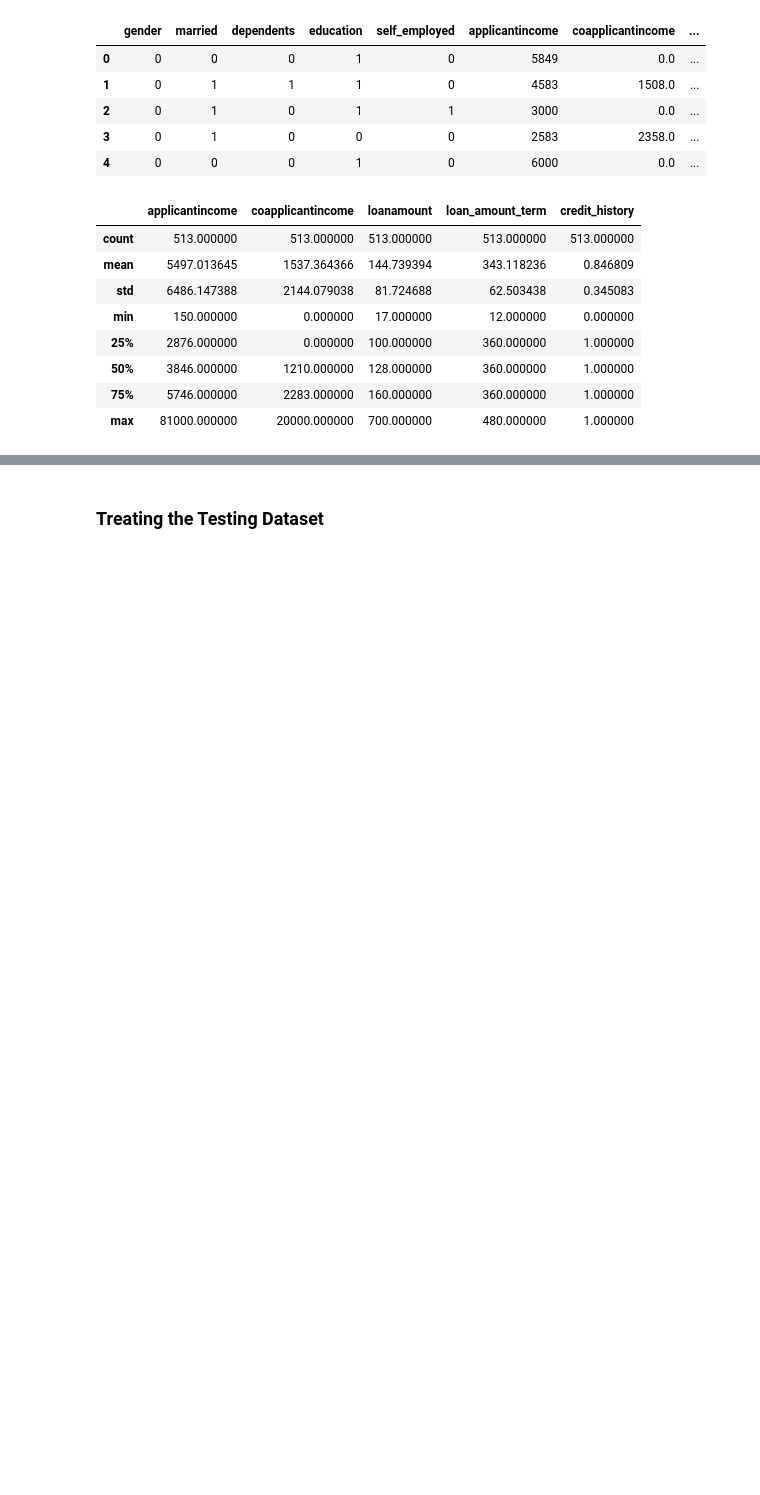
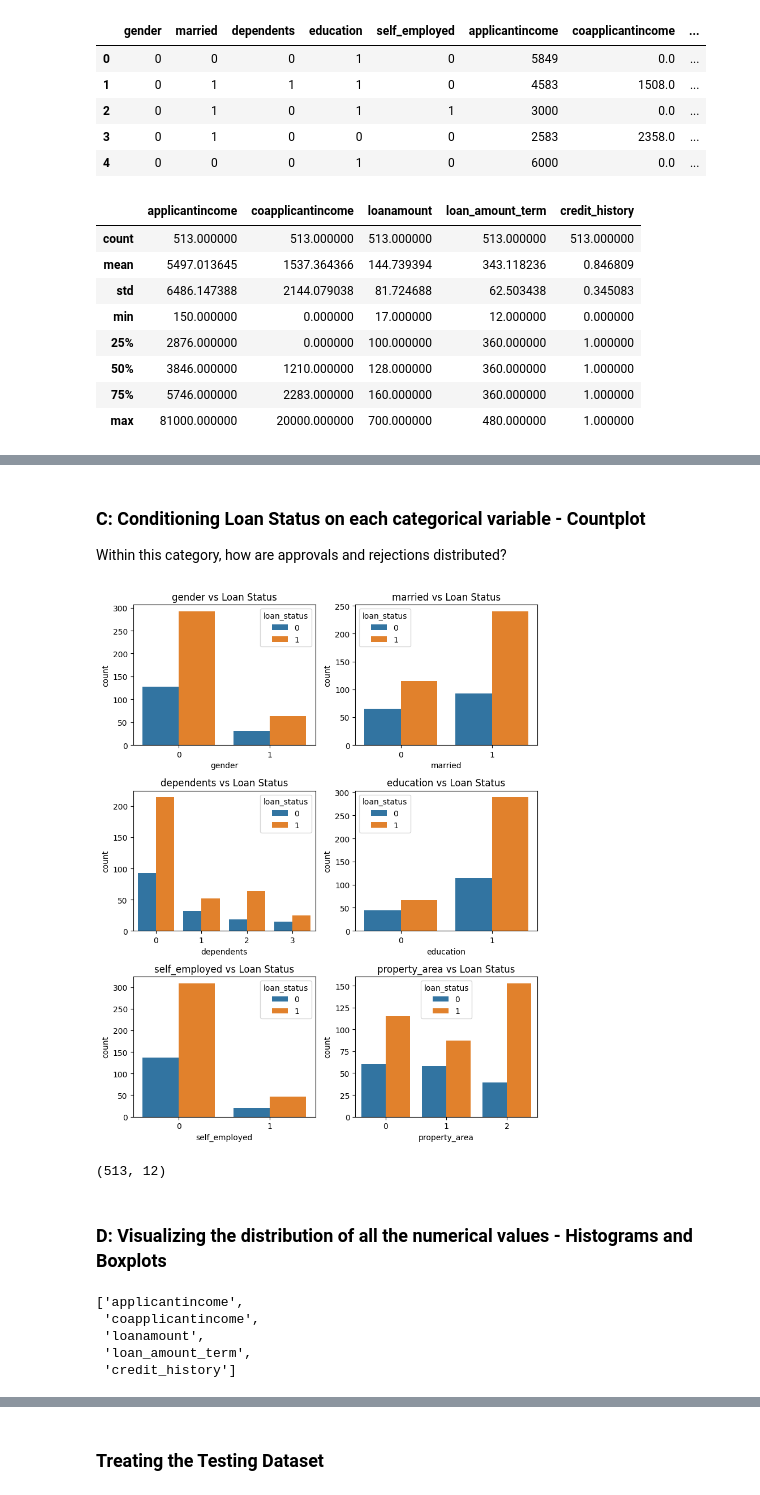
Before and after one commit to allaalmouiz/loan_acceptance_prediction, a Jupyter notebook: Loan_Acceptance_Prediction_Challange_AlaaAlmouiz(S2026_176).ipynb, the cells around one changed output, grey strips where cells are left out. Cells and saved outputs as stored; diff of their text form; code cells hidden in the pictures; blank space fills up the shorter version.

```diff
--- a/Loan_Acceptance_Prediction_Challange_AlaaAlmouiz(S2026_176).ipynb
+++ b/Loan_Acceptance_Prediction_Challange_AlaaAlmouiz(S2026_176).ipynb
@@ -510,0 +566,30 @@ train_df[numerical].describe()
+# %% [markdown]
+### **C: Conditioning Loan Status on each categorical variable** - Countplot
+Within this category, how are approvals and rejections distributed?
+# %%
+plt.figure(figsize=(8, 10))
+
+for i, col in enumerate(train_df[categorical], 1):
+    plt.subplot(3, 2, i)
+    sns.countplot(x=col, hue="loan_status", data=train_df)
+    plt.title(f"{col} vs Loan Status")
+    plt.xticks(rotation=0)
+
+plt.tight_layout()
+plt.show()
+# %% [output]
+[figure, added]
+# %%
+train_df.shape
+# %% [output]
+(513, 12)
+# %% [markdown]
+### **D: Visualizing the distribution of all the numerical values** - Histograms and Boxplots
+# %%
+numerical
+# %% [output]
+['applicantincome',
+ 'coapplicantincome',
+ 'loanamount',
+ 'loan_amount_term',
+ 'credit_history']
```
Also changed, not shown: parts of 14 cells of this notebook.
